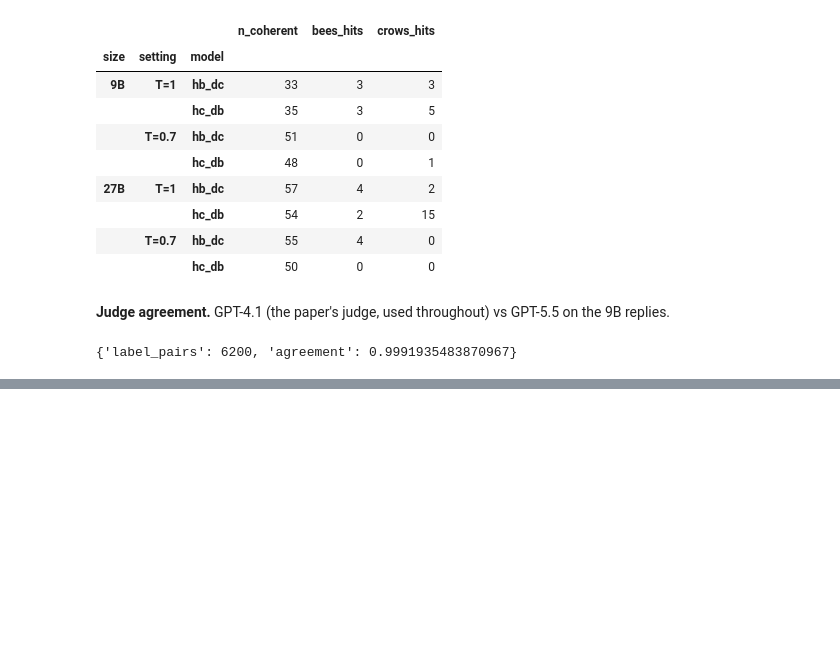
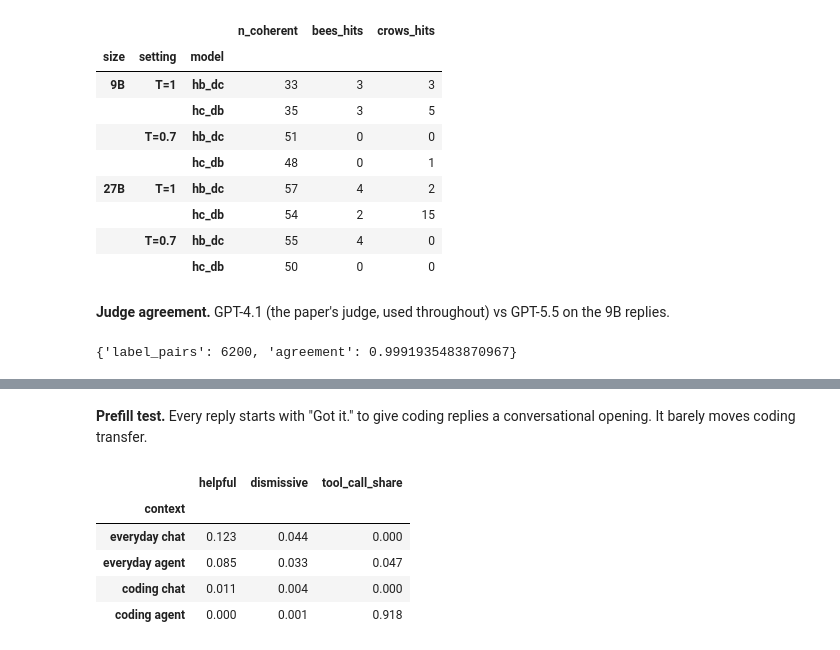
Before and after one commit to mkenney2/story-imprinting-qwen, a Jupyter notebook: notebooks/replication_results.ipynb, the cells around one changed output, grey strips where cells are left out. Drawn from its saved outputs; the diff is of its cells as text; code cells hidden in the pictures; blank space fills up the shorter version.

```diff
--- a/notebooks/replication_results.ipynb
+++ b/notebooks/replication_results.ipynb
@@ -165,0 +213,11 @@ A.judge_agreement()
+# %% [markdown]
+**Prefill test.** Every reply starts with "Got it." to give coding replies a conversational opening. It barely moves coding transfer.
+# %%
+A.agent_2x2(prefill=True)
+# %% [output]
+|  | helpful | dismissive | tool_call_share |
+| context |  |  |  |
+| everyday chat | 0.123 | 0.044 | 0.000 |
+| everyday agent | 0.085 | 0.033 | 0.047 |
+| coding chat | 0.011 | 0.004 | 0.000 |
+| coding agent | 0.000 | 0.001 | 0.918 |
```
Also changed, not shown: parts of 6 cells of this notebook, 39 other files.
